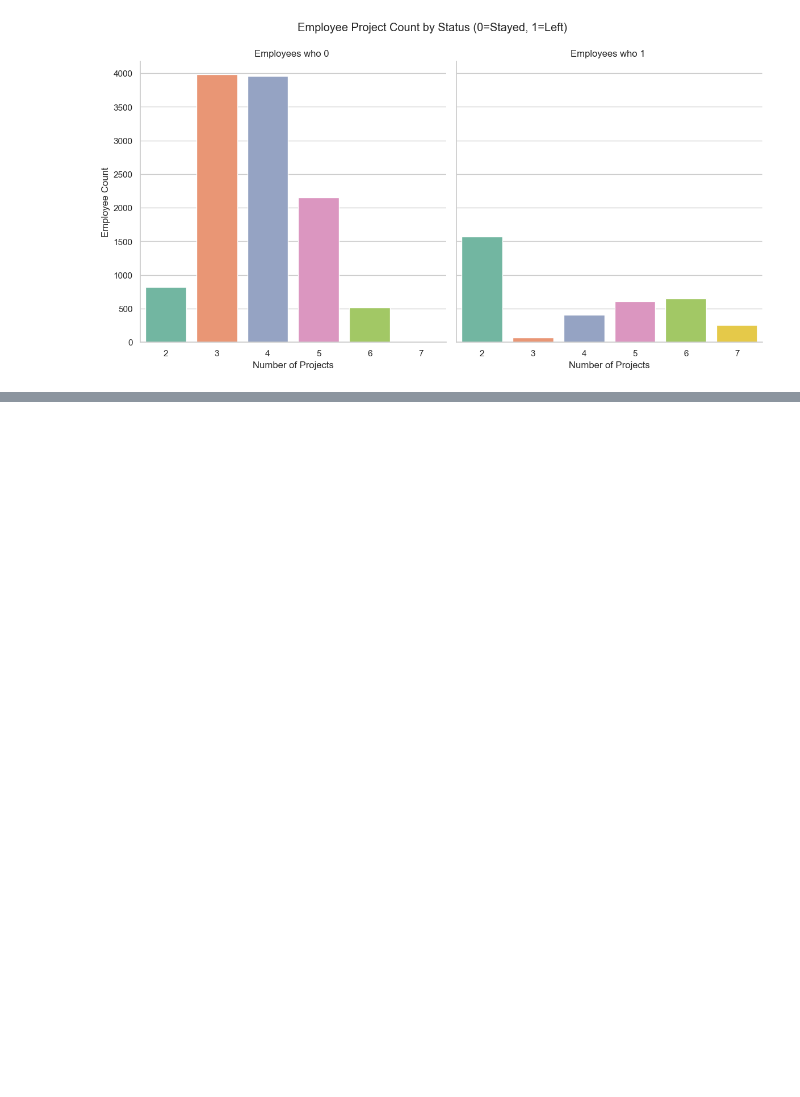
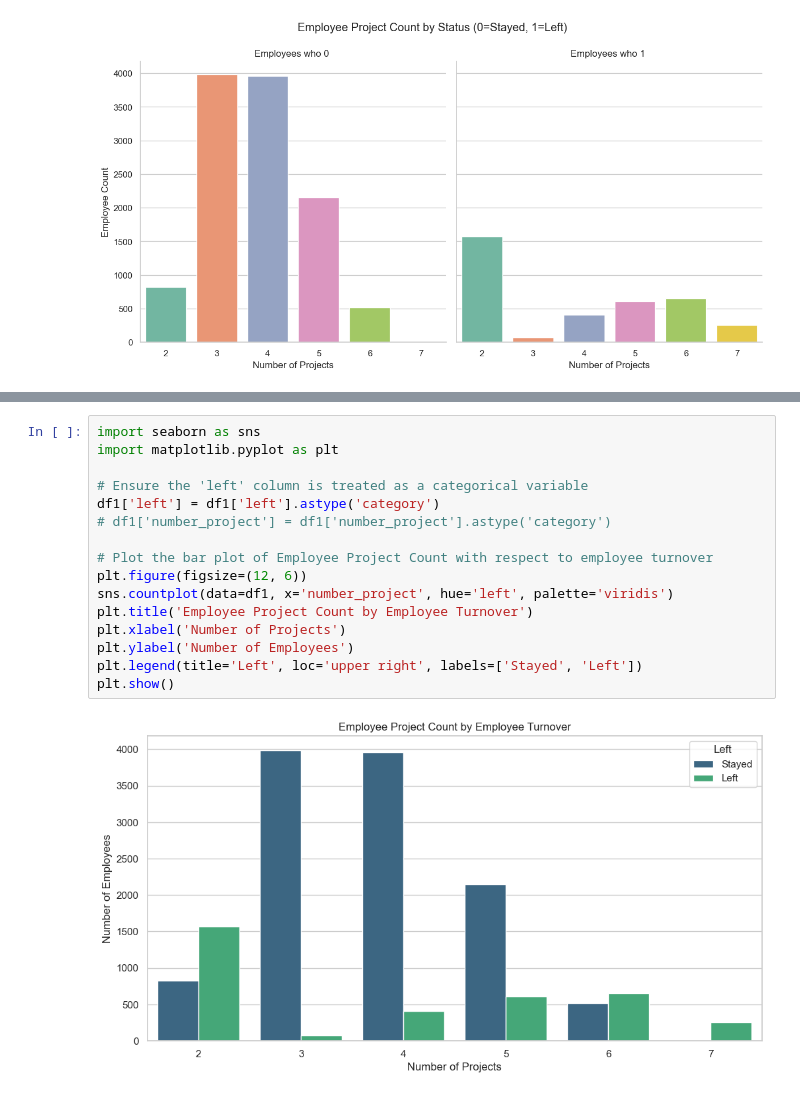
Before and after one commit to karmenatwork/4_CB_employees_turnover, a Jupyter notebook: main.ipynb, the cells around one changed output, grey strips where cells are left out. Drawn from its saved outputs; the diff is of its cells as text; blank space fills up the shorter version.

```diff
--- a/main.ipynb
+++ b/main.ipynb
@@ -283,3 +325,21 @@ plt.show()
+# %%
+import seaborn as sns
+import matplotlib.pyplot as plt
+
+# Ensure the 'left' column is treated as a categorical variable
+df1['left'] = df1['left'].astype('category')
+# df1['number_project'] = df1['number_project'].astype('category')
+
+# Plot the bar plot of Employee Project Count with respect to employee turnover
+plt.figure(figsize=(12, 6))
+sns.countplot(data=df1, x='number_project', hue='left', palette='viridis')
+plt.title('Employee Project Count by Employee Turnover')
+plt.xlabel('Number of Projects')
+plt.ylabel('Number of Employees')
+plt.legend(title='Left', loc='upper right', labels=['Stayed', 'Left'])
+plt.show()
+# %% [output]
+[figure, added]
 # %% [markdown]
 __Observations__
 
```
Also changed, not shown: parts of 14 cells of this notebook.
